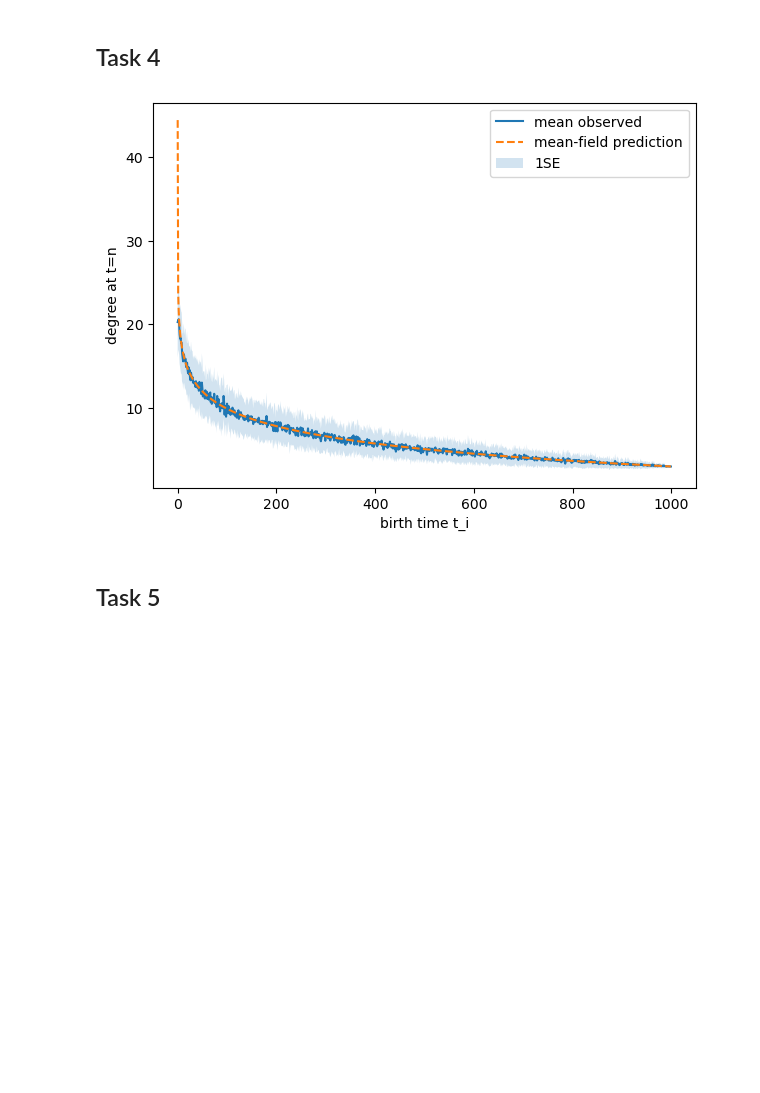
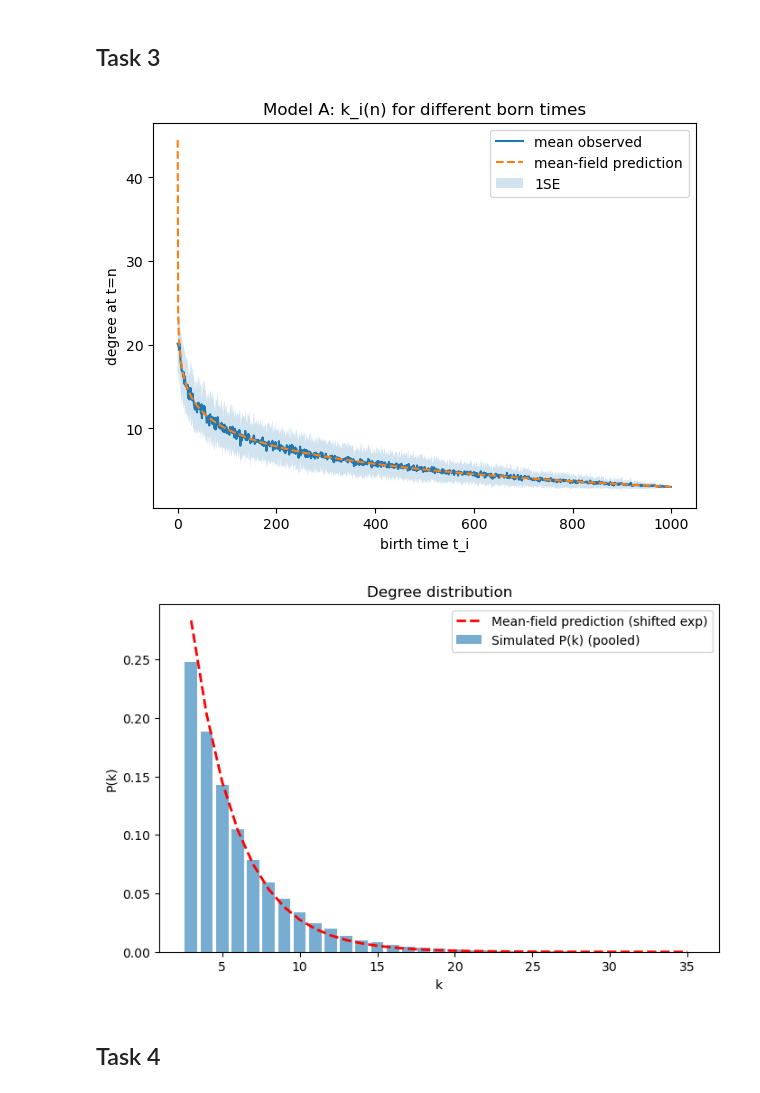
Before and after one commit to kubek22/SNARS, a Jupyter notebook: project6/project6.ipynb, the cells around one changed output. Saved outputs shown, nothing was run; the diff lists cells and outputs as text; code cells hidden in the pictures; blank space fills up the shorter version.

```diff
--- a/project6/project6.ipynb
+++ b/project6/project6.ipynb
@@ -42,9 +9,10 @@ plt.show()
 # %% [markdown]
 
-## Task 4
+## Task 3
 # %%
+# A model
+
 def simulate_random_attachment(n, m, m0=3):
-    """Simulate A model: growing network with random attachment."""
     # start with complete graph
     G = nx.complete_graph(m0)
     degrees = np.array([G.degree(i) for i in G.nodes()])
@@ -52,45 +20,82 @@ def simulate_random_attachment(n, m, m0=3):
 
     for t in range(m0, n):
         G.add_node(t)
         # choose m distinct targets uniformly at random from existing nodes
         targets = random.sample(list(G.nodes())[:-1], m)
         for target in targets:
             G.add_edge(t, target)
         degrees = np.array([G.degree(i) for i in G.nodes()])
         birth_times = np.append(birth_times, t)
 
     return degrees, birth_times
 
-def ensemble_avg_random(n, m, m0=3, R=50):
-    degrees_all = np.zeros((R, n), dtype=float)
+def ensemble_degrees_all(n, m, m0=3, R=50):
+    degrees_all = np.zeros((R, n), dtype=int)
     for r in range(R):
-        deg, t_i = simulate_random_attachment(n, m, m0)
-        degrees_all[r, :] = deg
+        # simulate one run and collect final degrees at t=n
+        G = nx.complete_graph(m0)
+        for t in range(m0, n):
+            G.add_node(t)
+            targets = random.sample(list(G.nodes())[:-1], m)
+            for target in targets:
+                G.add_edge(t, target)
+        degs = np.array([G.degree(i) for i in range(n)], dtype=int)
+        degrees_all[r, :] = degs
+    return degrees_all
+
+def ensemble_avg_random(degrees_all):
     mean_deg = degrees_all.mean(axis=0)
     se_deg = degrees_all.std(axis=0)
+    t_i = np.arange(n)
     return mean_deg, se_deg, t_i
 
+n = 1000
+m = 3 # attached noeds
+m0 = 3 # initial nodes
+R = 50 # repeat
+eps = 1e-3 # for division
 
-n = 1000
-m = 3
-m0 = 3
-R = 50
-eps = 1e-3
-
-mean_deg, se_deg, t_i = ensemble_avg_random(n, m, m0, R)
+degrees_all = ensemble_degrees_all(n, m, m0, R)
+mean_deg, se_deg, t_i = ensemble_avg_random(degrees_all)
 t = n
 k_pred = m * np.log(t / (t_i + eps)) + m
 
 plt.figure(figsize=(7,5))
 plt.plot(t_i, mean_deg, label='mean observed')
 plt.plot(t_i, k_pred, '--', label='mean-field prediction')
 plt.fill_between(t_i, mean_deg - se_deg, mean_deg + se_deg, alpha=0.2, label='1SE')
 plt.xlabel('birth time t_i')
 plt.ylabel('degree at t=n')
 plt.legend()
+plt.title("Model A: k_i(n) for different born times")
 plt.show()
+
+
+pooled = degrees_all.ravel()  # all degrees across runs and nodes (flattened - pooled)
+
+k_min = pooled.min()
+k_max = pooled.max()
+k_space = np.arange(k_min, k_max+1)
+
+P_theory = (np.e/m) * np.exp(-k_space/m)
+P_theory[k_space < m] = 0
+# normalization
+P_theory = P_theory / P_theory.sum()
+
+counts, bins = np.histogram(pooled, bins=np.arange(k_min-0.5, k_max+1.5, 1.0))
+P_emp = counts / counts.sum()
+
+plt.figure(figsize=(8,5))
+plt.bar(k_space, P_emp, width=0.8, alpha=0.6, label='Simulated P(k) (pooled)')
+plt.plot(k_space, P_theory, 'r--', lw=2, label='Mean-field prediction (shifted exp)')
+plt.xlabel('k')
+plt.ylabel('P(k)')
+plt.legend()
+plt.title('Degree distribution')
+plt.show()
 # %% [output]
-[figure, old version]
+[figure, new version]
+[figure, added]
 # %% [markdown]
-## Task 5
+## Task 4
 # %%
```
Also changed, not shown: parts of 5 cells of this notebook.
